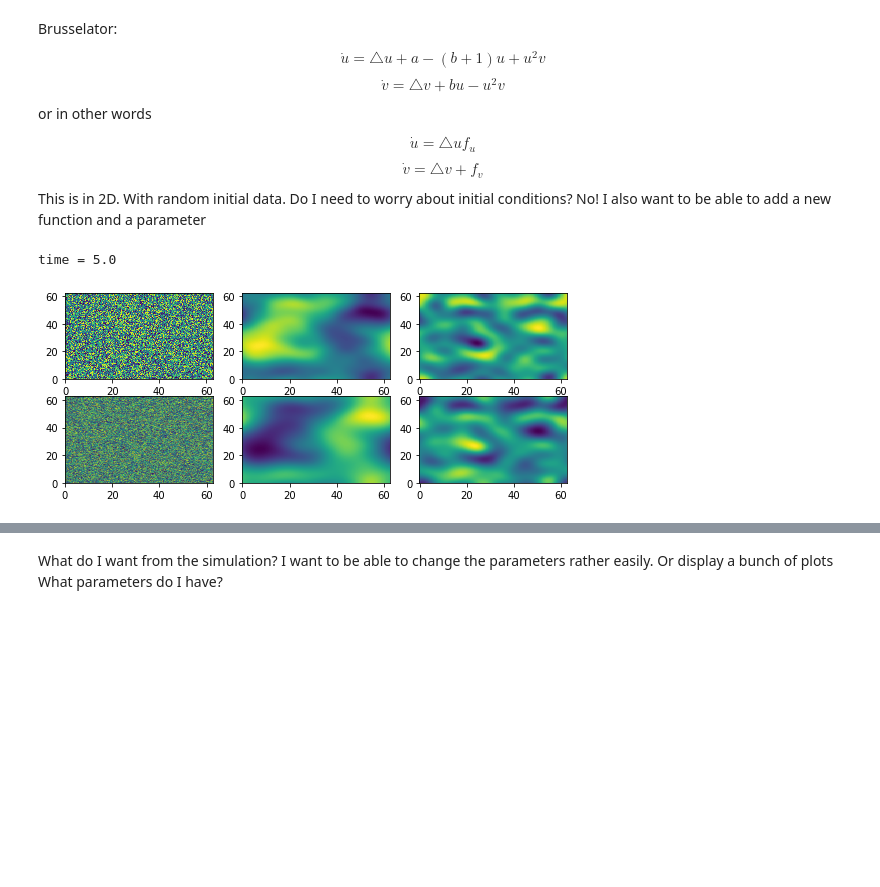
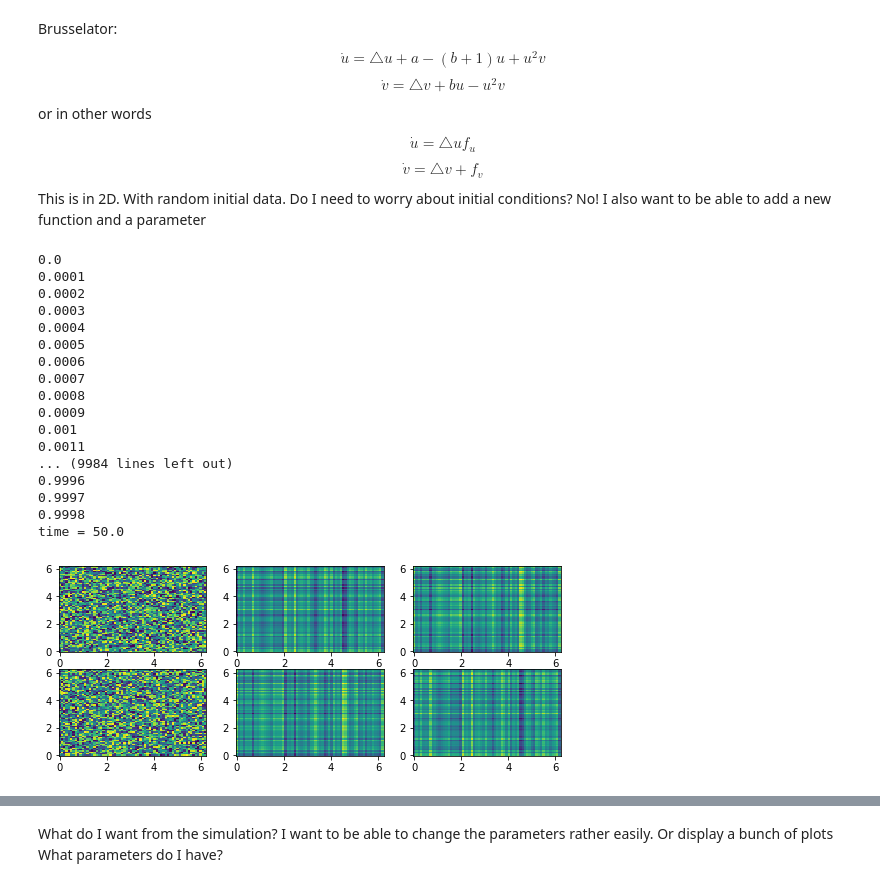
Before and after one commit to l-ada/Turing-models, a Jupyter notebook: brusselator.ipynb, the cells around one changed output, grey strips where cells are left out. Saved outputs shown, nothing was run; the diff lists cells and outputs as text; code cells hidden in the pictures; blank space fills up the shorter version.

Commit message:
optimized create_time_operator, added progress count

```diff
--- a/brusselator.ipynb
+++ b/brusselator.ipynb
@@ -16,11 +16,11 @@ $$ \dot v = \triangle v +f_v$$
 This is in 2D. With random initial data. Do I need to worry about initial conditions? No!
 I also want to be able to add a new function and a parameter
 # %%
-N = 2**8
-dt = 0.005
+N = 64
+dt = 0.001
 fu = lambda a,b,u,v: a + (u**2)*v - (b+1)*u
 fv = lambda a,b,u,v: b*u-(u**2)*v
-L = 10*2*np.pi
+L = 2*np.pi
 NUM_STEPS = 1000
 a = 1
 b = 3
@@ -47,8 +47,12 @@ def create_time_operator(wavenums, diffusion_coeff, timestep = dt):
     ## create a time evolution operator
     num_nodes = wavenums.size
     operator = np.empty((num_nodes,num_nodes))
-    for i in range(num_nodes):
-        for j in range(num_nodes):
-            wavenumber = -(wavenums[i]**2+wavenums[j]**2)
-            operator[i,j] = np.exp(timestep*diffusion_coeff*wavenumber)
+    wavenums = wavenums**2
+    # for i in range(num_nodes):
+    #     for j in range(num_nodes):
+    #         wavenumber = -(wavenums[i]**2+wavenums[j]**2)
+    #         operator[i,j] = np.exp(timestep*diffusion_coeff*wavenumber)
+    wavenums_sq = wavenums[:, np.newaxis]+wavenums
+    operator = np.exp(-wavenums_sq*timestep*diffusion_coeff)
+
     return operator
@@ -123,6 +128,9 @@ def perform__trunc_simulation(a=a,b=b, L=L,timestep = dt, D0=D0, D1 = D1,fu = fu
     v_saved = []
     ## begin calculations
     for i in range(NUM_STEPS-1):
+        ## checking progress
+        progress = float(i/NUM_STEPS)
+        print(f"{progress}")
         # initialize saving date
         if i in savetimes:
             u_saved.append(u)
@@ -150,42 +158,59 @@ from matplotlib import pyplot as plt
 from mpl_toolkits import mplot3d
 from matplotlib import cm
 # Plot u(x,y) for different time points (2D)
+## critical values
 a=1.5
 b=2.34
 D0=2.8
 D1 = 22.4
-# dt = 0.05
-NUM_STEPS = 10**3
+dt = 0.005
+NUM_STEPS = 10**4
 
 data_u, data_v, savetimes = perform__trunc_simulation(N = N,L=L,a=b, b=b, D1 =D1, D0=D0, NUM_STEPS=NUM_STEPS)
 xs = np.arange(0.0,L,L/N)
 ys = np.arange(0.0,L,L/N)
 print(f"time = {dt*NUM_STEPS}")
 X,Y = np.meshgrid(xs,ys)
 
 from matplotlib import animation, rc
 from IPython.display import HTML
 
 fig = plt.figure(figsize=(9.0,3.5))
 ax1 = fig.add_subplot(231)
 ax2 = fig.add_subplot(232)
 ax3 = fig.add_subplot(233)
 
 ax1.pcolormesh(X, Y, data_u[0], shading='auto')
 ax2.pcolormesh(X, Y, data_u[1], shading='auto')
 ax3.pcolormesh(X, Y, data_u[2], shading='auto')
 ax4 = fig.add_subplot(234)
 ax5 = fig.add_subplot(235)
 ax6 = fig.add_subplot(236)
 
-ax4.pcolormesh(X, Y, data_v[0], shading='gouraud')
+ax4.pcolormesh(X, Y, data_v[0], shading='auto')
 ax5.pcolormesh(X, Y, data_v[1], shading='auto')
 ax6.pcolormesh(X, Y, data_v[2], shading='auto')
 
 plt.show()
 # %% [output]
-time = 5.0
+0.0
+0.0001
+0.0002
+0.0003
+0.0004
+0.0005
+0.0006
+0.0007
+0.0008
+0.0009
+0.001
+0.0011
+... (9984 lines left out)
+0.9996
+0.9997
+0.9998
+time = 50.0
-[figure, old version]
+[figure, new version]
 # %%
 def show_patterns(U, ax=None):
     ax.imshow(U, cmap=plt.cm.copper,
```
Also changed, not shown: parts of 3 cells of this notebook.
